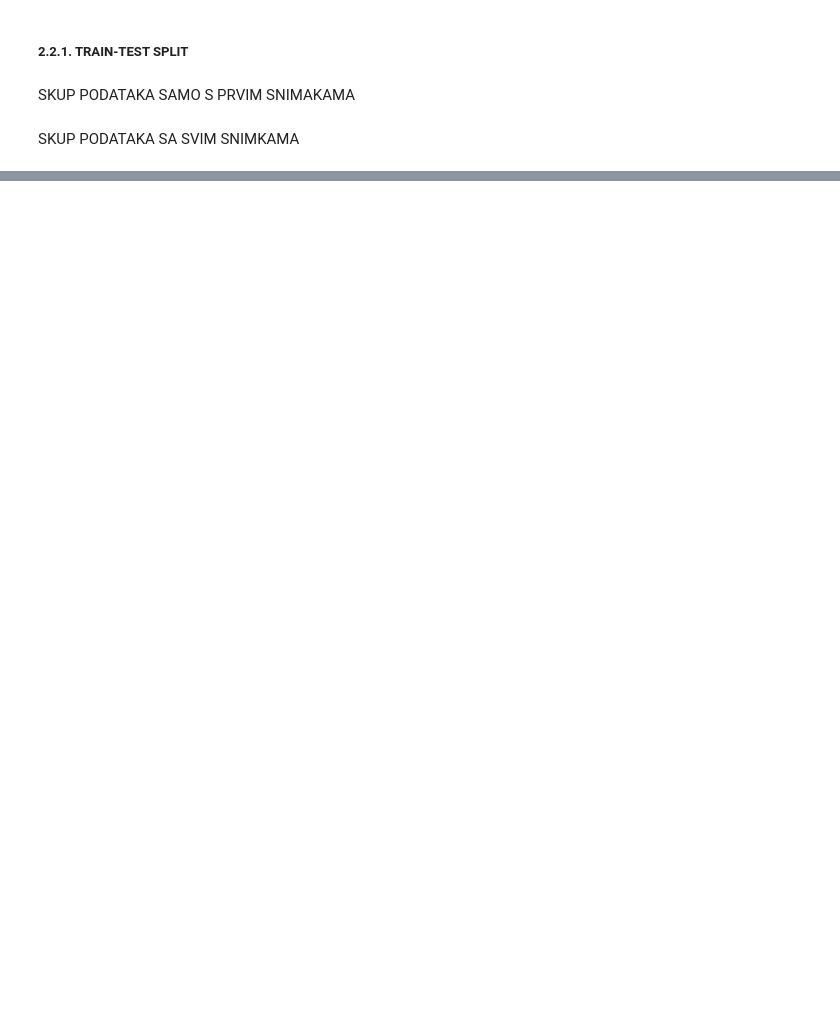
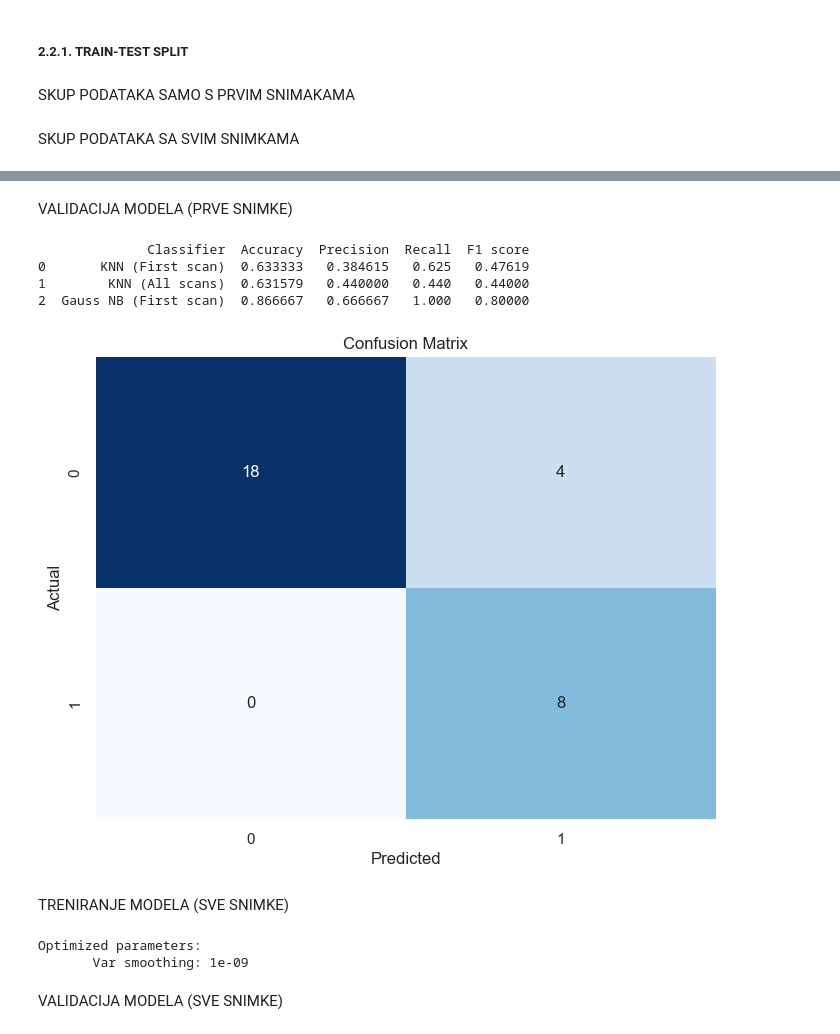
Before and after one commit to bnikolic2/Early-Stage-Alzheimer-s-Disease-Prediction-Using-Machine-Learning-Models, a Jupyter notebook: prosirenje.ipynb, the cells around one changed output, grey strips where cells are left out. Drawn from its saved outputs; the diff is of its cells as text; code cells hidden in the pictures; blank space fills up the shorter version.

```diff
--- a/prosirenje.ipynb
+++ b/prosirenje.ipynb
@@ -617,0 +770,59 @@ yas_test = X_test['Custom Group']
+# %% [markdown]
+VALIDACIJA MODELA (PRVE SNIMKE)
+# %%
+# Optimized clf
+gnb_optimized_clf = GaussianNB(var_smoothing=best_var)
+gnb_optimized_clf.fit(Xfs_train, yfs_train)
+
+# Prediction on test set
+yfs_pred = gnb_optimized_clf.predict(Xfs_test)
+
+accuracy = accuracy_score(yfs_test, yfs_pred)
+precision = precision_score(yfs_test, yfs_pred)
+recall = recall_score(yfs_test, yfs_pred)
+f1 = f1_score(yfs_test, yfs_pred)
+
+# Add to metrics_table
+metric_table.loc[len(metric_table)] = ['Gauss NB (First scan)', accuracy, precision, recall, f1]
+
+# Confusion matrix
+conf_matrix = confusion_matrix(yfs_test, yfs_pred)
+# %%
+print(metric_table)
+
+plt.figure(figsize=(8, 6))
+sns.heatmap(conf_matrix, annot=True, cmap='Blues', fmt='d', cbar=False)
+plt.xlabel('Predicted')
+plt.ylabel('Actual')
+plt.title('Confusion Matrix')
+plt.show()
+# %% [output]
+              Classifier  Accuracy  Precision  Recall  F1 score
+0       KNN (First scan)  0.633333   0.384615   0.625   0.47619
+1        KNN (All scans)  0.631579   0.440000   0.440   0.44000
+2  Gauss NB (First scan)  0.866667   0.666667   1.000   0.80000
+[figure, added]
+# %% [markdown]
+TRENIRANJE MODELA (SVE SNIMKE)
+# %%
+from sklearn.naive_bayes import GaussianNB
+
+gnb_parameters = {
+    'var_smoothing': [1e-9, 1e-8, 1e-7, 1e-6]
+}
+
+gnb_clf = GaussianNB()
+
+gnb_gs_f1 = GridSearchCV(gnb_clf, gnb_parameters, cv=k, n_jobs=8, scoring='f1')
+gnb_gs_f1.fit(Xas_train, yas_train)
+
+# Best parameters
+best_var = gnb_gs_f1.best_params_['var_smoothing']
+
+print("Optimized parameters: ")
+print(f'{"Var smoothing":>20}: {str(best_var):>4}')
+# %% [output]
+Optimized parameters:
+       Var smoothing: 1e-09
+# %% [markdown]
+VALIDACIJA MODELA (SVE SNIMKE)
```
Also changed, not shown: parts of 19 cells of this notebook.
